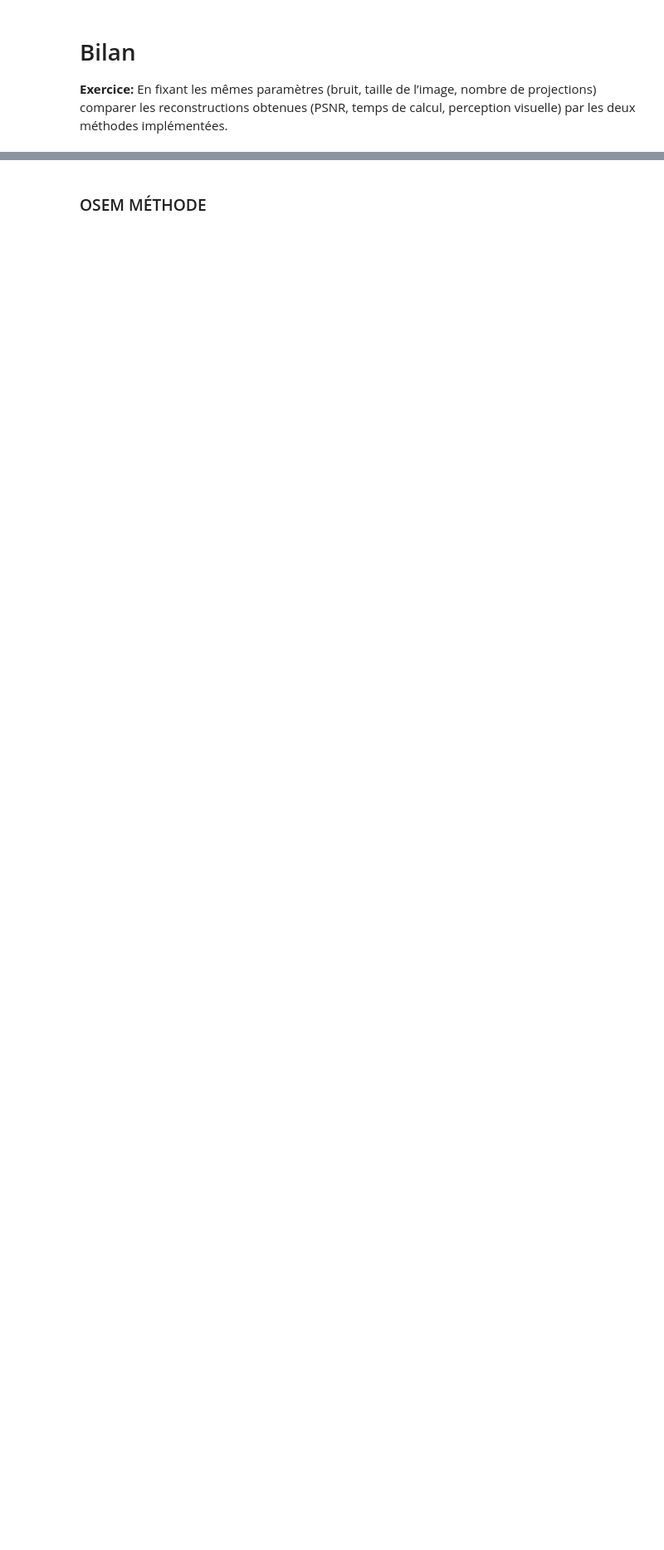
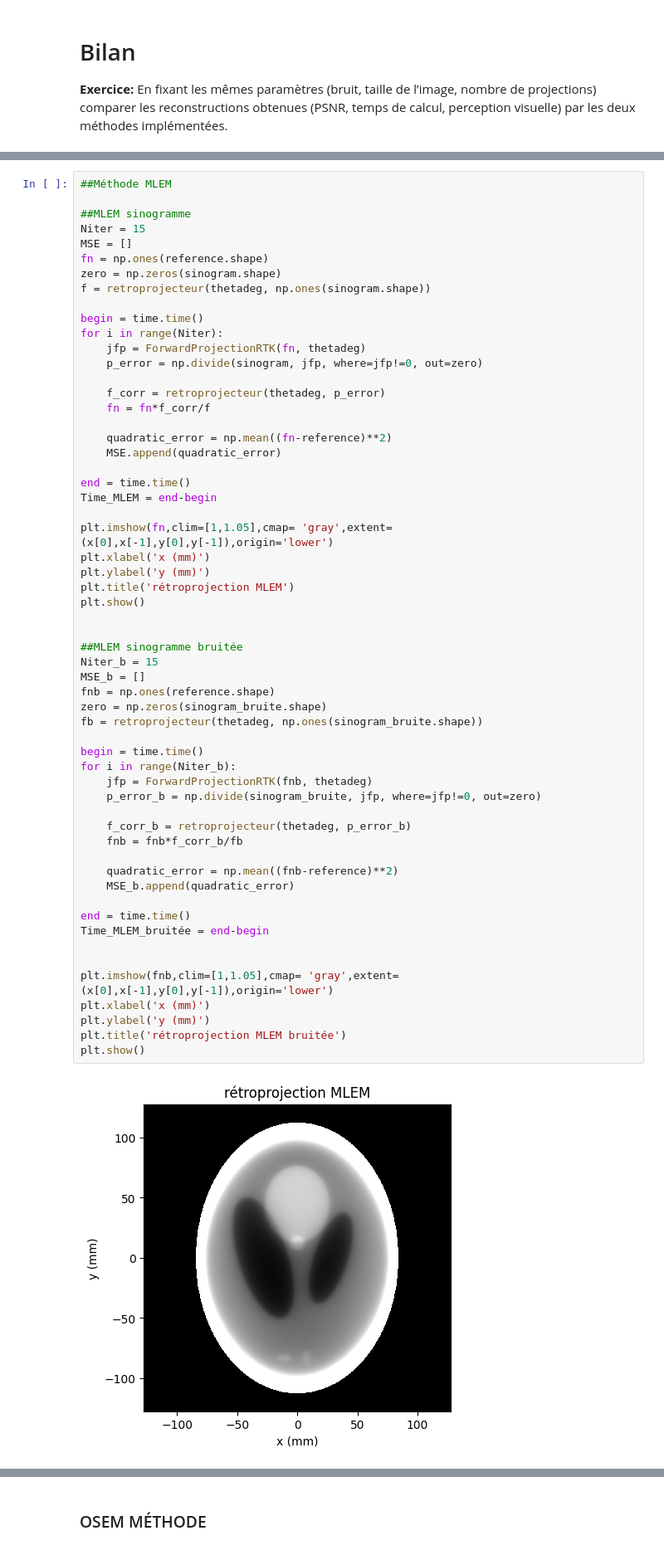
Before and after one commit to lucanchling/Imagerie_Medicale, a Jupyter notebook: Tomographie/tp_tomo.ipynb, the cells around one changed output, grey strips where cells are left out. Shown at 83% size. Saved outputs shown, nothing was run; the diff lists cells and outputs as text; blank space fills up the shorter version.

```diff
--- a/Tomographie/tp_tomo.ipynb
+++ b/Tomographie/tp_tomo.ipynb
@@ -525,0 +600,60 @@ Text(0.5, 1.0, "MSE en fonction du nombre d'itération")
+# %%
+##Méthode MLEM
+
+##MLEM sinogramme
+Niter = 15
+MSE = []
+fn = np.ones(reference.shape)
+zero = np.zeros(sinogram.shape)
+f = retroprojecteur(thetadeg, np.ones(sinogram.shape))
+
+begin = time.time()
+for i in range(Niter):
+    jfp = ForwardProjectionRTK(fn, thetadeg)
+    p_error = np.divide(sinogram, jfp, where=jfp!=0, out=zero)
+
+    f_corr = retroprojecteur(thetadeg, p_error)
+    fn = fn*f_corr/f
+
+    quadratic_error = np.mean((fn-reference)**2)
+    MSE.append(quadratic_error)
+
+end = time.time()
+Time_MLEM = end-begin
+
+plt.imshow(fn,clim=[1,1.05],cmap= 'gray',extent=(x[0],x[-1],y[0],y[-1]),origin='lower')
+plt.xlabel('x (mm)')
+plt.ylabel('y (mm)')
+plt.title('rétroprojection MLEM')
+plt.show()
+
+
+##MLEM sinogramme bruitée
+Niter_b = 15
+MSE_b = []
+fnb = np.ones(reference.shape)
+zero = np.zeros(sinogram_bruite.shape)
+fb = retroprojecteur(thetadeg, np.ones(sinogram_bruite.shape))
+
+begin = time.time()
+for i in range(Niter_b):
+    jfp = ForwardProjectionRTK(fnb, thetadeg)
+    p_error_b = np.divide(sinogram_bruite, jfp, where=jfp!=0, out=zero)
+
+    f_corr_b = retroprojecteur(thetadeg, p_error_b)
+    fnb = fnb*f_corr_b/fb
+
+    quadratic_error = np.mean((fnb-reference)**2)
+    MSE_b.append(quadratic_error)
+
+end = time.time()
+Time_MLEM_bruitée = end-begin
+
+
+plt.imshow(fnb,clim=[1,1.05],cmap= 'gray',extent=(x[0],x[-1],y[0],y[-1]),origin='lower')
+plt.xlabel('x (mm)')
+plt.ylabel('y (mm)')
+plt.title('rétroprojection MLEM bruitée')
+plt.show()
+# %% [output]
+[figure, added]
```
Also changed, not shown: parts of 8 cells of this notebook, 8 other files.
